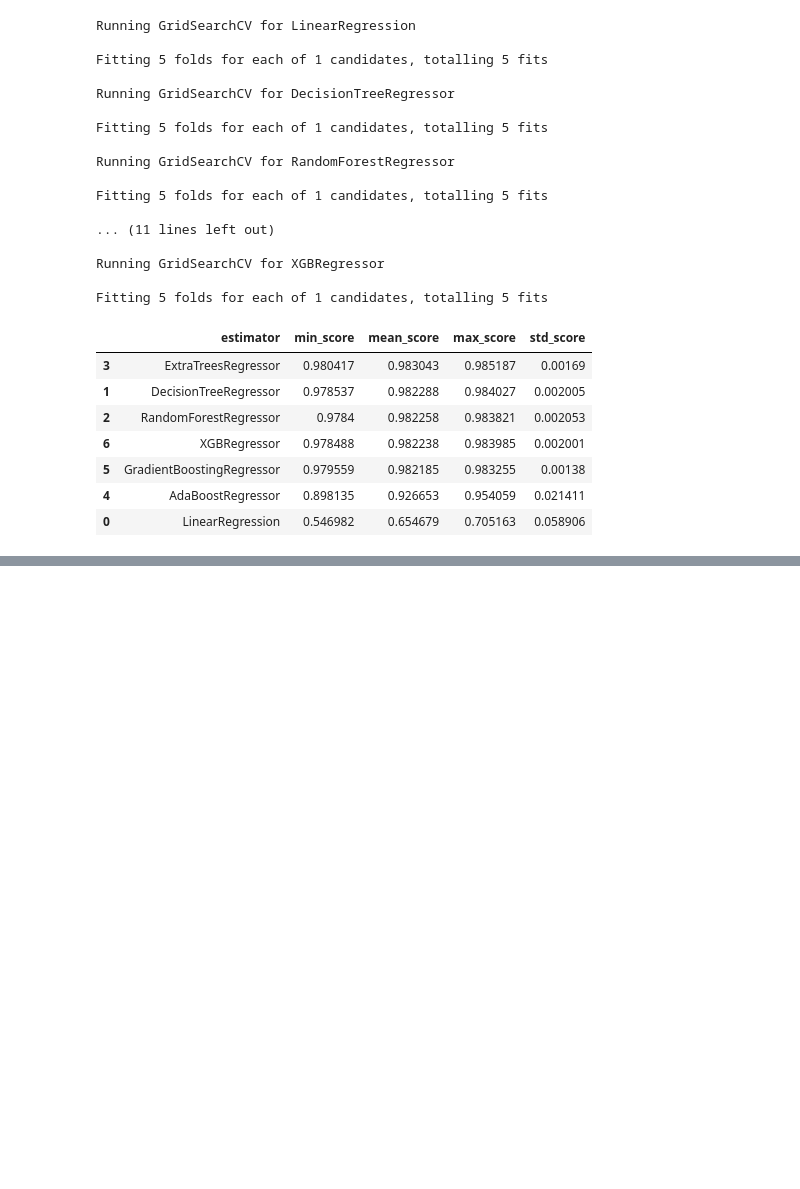
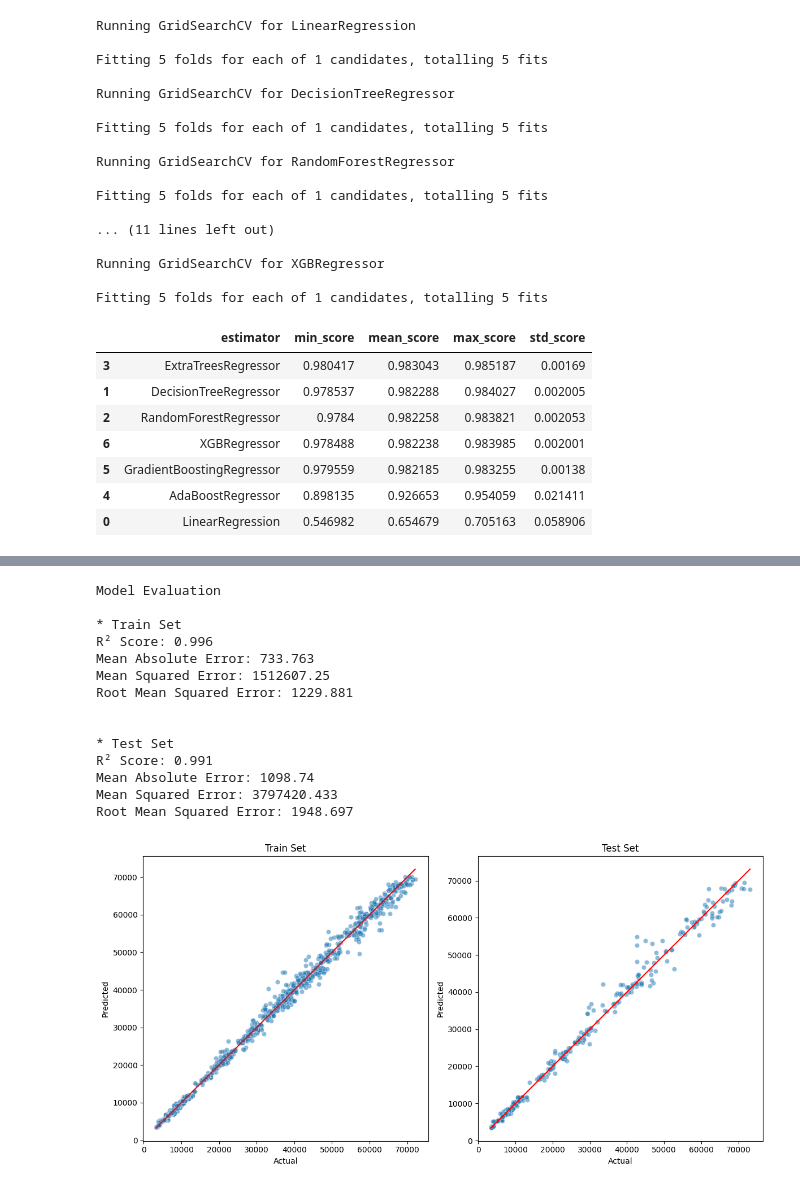
Before and after one commit to Mickyreegs/Project5, a Jupyter notebook: jupyter_notebooks/Modeling_And_Evaluation.ipynb, the cells around one changed output, grey strips where cells are left out. Drawn from its saved outputs; the diff is of its cells as text; code cells hidden in the pictures; blank space fills up the shorter version.

Commit message:
Perform hyperperameter optimisation and use regression performance and evaluation function from Churnometer walkthrough

```diff
--- a/jupyter_notebooks/Modeling_And_Evaluation.ipynb
+++ b/jupyter_notebooks/Modeling_And_Evaluation.ipynb
@@ -397,0 +406,60 @@ grid_search_summary
+# %%
+from sklearn.metrics import r2_score, mean_squared_error, mean_absolute_error
+import numpy as np
+import matplotlib.pyplot as plt
+import seaborn as sns
+
+def regression_performance(features_train, target_train, features_test, target_test, best_model):
+    print("Model Evaluation\n")
+    print("* Train Set")
+    regression_evaluation(features_train, target_train, best_model)
+    print("* Test Set")
+    regression_evaluation(features_test, target_test, best_model)
+
+def regression_evaluation(features, target, best_model):
+    predictions = best_model.predict(features)
+    print('R² Score:', r2_score(target, predictions).round(3))
+    print('Mean Absolute Error:', mean_absolute_error(target, predictions).round(3))
+    print('Mean Squared Error:', mean_squared_error(target, predictions).round(3))
+    print('Root Mean Squared Error:', np.sqrt(mean_squared_error(target, predictions)).round(3))
+    print("\n")
+
+def regression_evaluation_plots(features_train, target_train, features_test, target_test, best_model, alpha_scatter=0.5):
+    predictions_train = best_model.predict(features_train)
+    predictions_test = best_model.predict(features_test)
+
+    fig, axes = plt.subplots(nrows=1, ncols=2, figsize=(12, 6))
+
+    sns.scatterplot(x=target_train, y=predictions_train, alpha=alpha_scatter, ax=axes[0])
+    sns.lineplot(x=target_train, y=target_train, color='red', ax=axes[0])
+    axes[0].set_xlabel("Actual")
+    axes[0].set_ylabel("Predicted")
+    axes[0].set_title("Train Set")
+
+    sns.scatterplot(x=target_test, y=predictions_test, alpha=alpha_scatter, ax=axes[1])
+    sns.lineplot(x=target_test, y=target_test, color='red', ax=axes[1])
+    axes[1].set_xlabel("Actual")
+    axes[1].set_ylabel("Predicted")
+    axes[1].set_title("Test Set")
+
+    plt.tight_layout()
+    plt.show()
+# %%
+regression_performance(features_train, target_train, features_test, target_test, best_model)
+regression_evaluation_plots(features_train, target_train, features_test, target_test, best_model)
+# %% [output]
+Model Evaluation
+
+* Train Set
+R² Score: 0.996
+Mean Absolute Error: 733.763
+Mean Squared Error: 1512607.25
+Root Mean Squared Error: 1229.881
+
+
+* Test Set
+R² Score: 0.991
+Mean Absolute Error: 1098.74
+Mean Squared Error: 3797420.433
+Root Mean Squared Error: 1948.697
+[figure, added]
```
Also changed, not shown: parts of 7 cells of this notebook.
